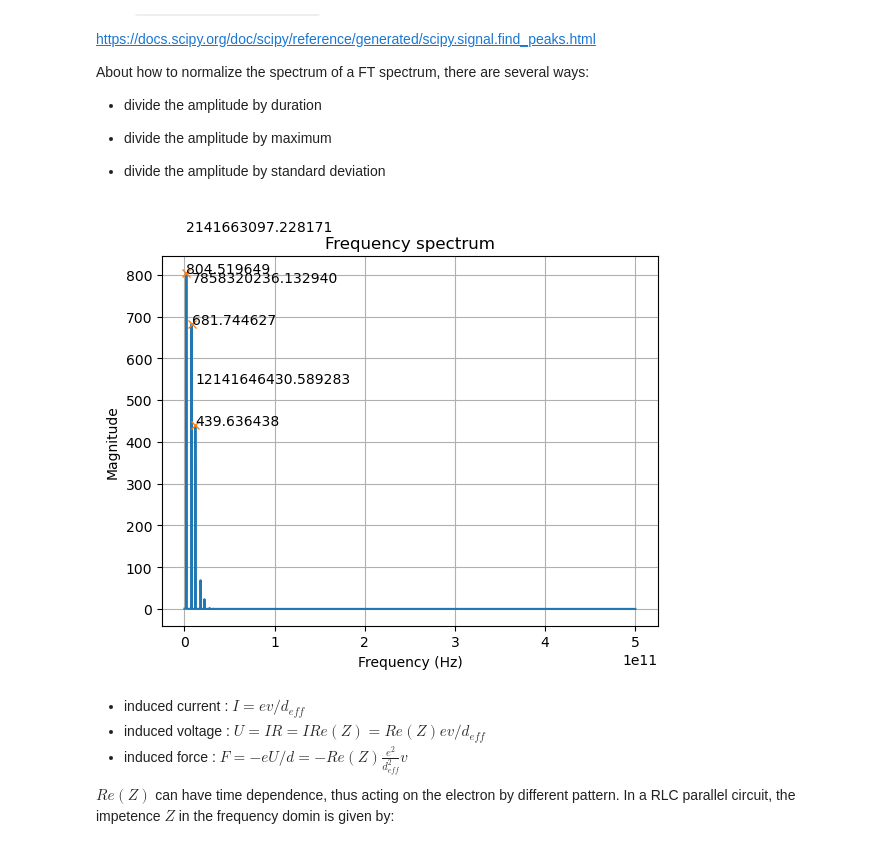
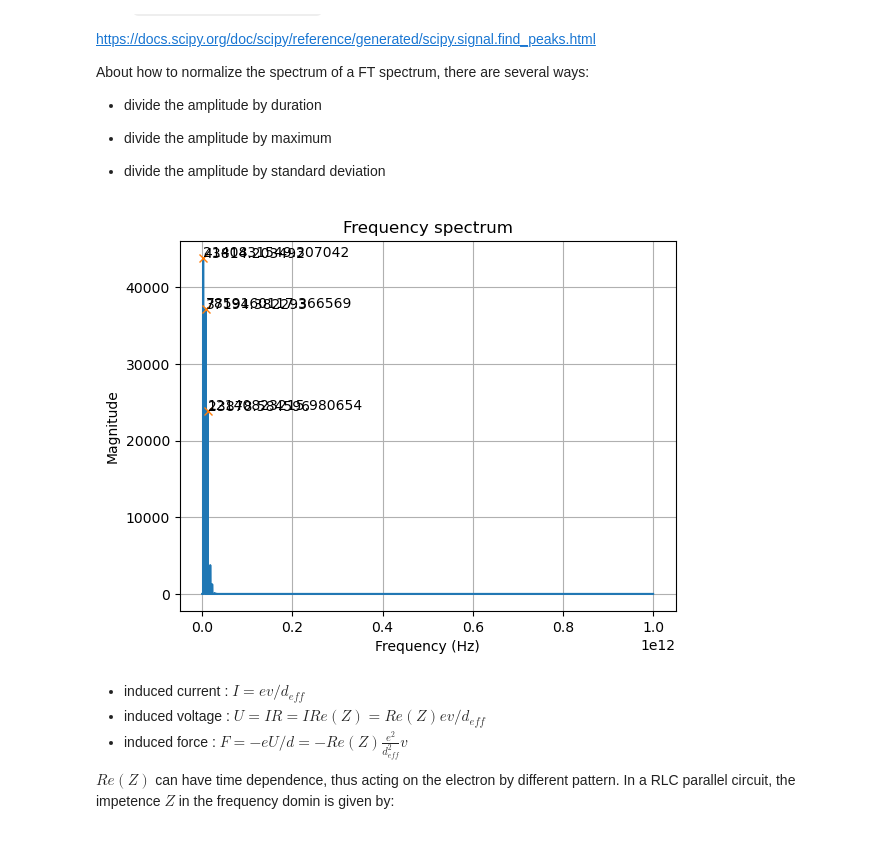
Before and after one commit to yuqian15/electron_micromotion_cooling, a Jupyter notebook: Electron-QIP.ipynb, the cells around one changed output. Cells and saved outputs as stored; diff of their text form; code cells hidden in the pictures.

```diff
--- a/Electron-QIP.ipynb
+++ b/Electron-QIP.ipynb
@@ -40,7 +40,7 @@ VoverU = 160
 r0 = 0.01 # 0.01 m
 
 # Here are the tank circuit
-Rp = 1e9
+Rp = 1e7
 Q = 2000
 #fres = 1000e7 convlution
 fres = 1213333e7
@@ -51,7 +51,7 @@ Temperature = 0.4 # Temperature for the tank circuit, given by article
 # Define the spatial step size and the time step size
 
 dt = 1e-12 # time step size
-T = 0.6e-6 # total time
+T = 1.2e-6 # total time
 N = round(T/dt)
 
 t_eval = np.linspace(0, T, N + 1)
@@ -61,11 +61,10 @@ t_segment = T / N_segment
 
 # Motion initialization
 
-x0, y0, z0, vx0, vy0, vz0 = 0.1e-6, 0.1e-6, 0.1e-6, 0., 0., 0.
+x0, y0, z0, vx0, vy0, vz0 = 5e-6, 5e-6, 5e-6, 0., 0., 0.
 Vec0 = x0, y0, z0, vx0, vy0, vz0
 
 # Iteration Steps
 iteration_steps = 3
 
 progress_bar = tqdm(total=T, desc='Simulated time (s)', position=0, leave=True)
-print(N)
@@ -149,7 +146,8 @@ Previously, I used Eular method for intergrating, but the total energy is not co
 - Scipy for RK45: scipy.integrate.solve_ivp https://docs.scipy.org/doc/scipy/reference/generated/scipy.integrate.solve_ivp.html
 # %%
 # Using RK45 to solve the ODE
-Amplifier_Num_init = 8
+#Amplifier_Num_init = 8
+Amplifier_Num_init = 16
 t_eval_init = np.linspace(0, T, Amplifier_Num_init * (N + 1))
 solution = solve_ivp(fun=lambda t, Vec: DevMotion_init(t, Vec),
                      t_span = (0, T + 0.01 * T),
@@ -157,8 +155,8 @@ solution = solve_ivp(fun=lambda t, Vec: DevMotion_init(t, Vec),
                      t_eval = t_eval_init,
                      first_step = dt,
                      max_step = dt ,
+                     atol = 1e10,
                      rtol = 1e10,
-                     atol = 1e10,
                      method = 'RK45')
 t_init = solution.t
 VecResult_init = solution.y
@@ -169,17 +167,7 @@ progress_bar.close()
 
 # Calculate the average of the velocity in the first micromotion peroid
 Tradical = 2 * np.pi / wradical
-Nsec = 20 * round(Tradical / dt)
-'''
-vx_init_Ampl = sum(abs(vx_init[: Nsec])) / Nsec
-vy_init_Ampl = sum(abs(vy_init[: Nsec])) / Nsec
-vz_init_Ampl = sum(abs(vz_init[: Nsec])) / Nsec
+Nsec = 5
 
-vx_init_Ampl = max(abs(vx_init[: Nsec]))
-vy_init_Ampl = max(abs(vy_init[: Nsec]))
-vz_init_Ampl = max(abs(vz_init[: Nsec]))
-
-vx_Nsec = list(vx_init[: Nsec])
-vy_Nsec = list(vy_init[: Nsec])
-vz_Nsec = list(vz_init[: Nsec])
-'''
+DampingFactor_Compare_list = [0] * Nsec
+Temp_Compare_list = [0] * Nsec
@@ -240,43 +226,41 @@ ttf = tf[:len(vx_init)//2]
 ttf = ttf[Front:Front + (ttf.size//Cutoff)]
 
 # Get normalized magnitude of specturm
-N_vf = 2.0/(Amplifier_Num_init * (N + 1)) * np.abs(vf[0:N//2])
+N_vf = 2.0/(Amplifier_Num_init * (N + 1)) * np.abs(vf[0:len(vx_init)//2])
 
-if len(ttf) < len(N_vf):
-    ttf = np.append(tf, [0])
 
 # use find_peaks to get all the peaks
 peaks, _ = find_peaks(N_vf, height=0)
 
 
 # we only need the three largest peaks, therefore we find a border and find peaks again
 temp = N_vf[peaks]
 temp.sort()
 temp = temp[::-1]
 border = ( temp[2] + temp[3])/2
 
 peaks, heights = find_peaks(N_vf, height= border)
 
 #print("The location of the three largest peaks is {}, {}, {} Hz".format(tf[peaks[0]], tf[peaks[1]], tf[peaks[2]]))
 
 # Plot the result
 plt.plot(ttf, N_vf)
 plt.plot(ttf[peaks], N_vf[peaks], "x")
 
 for i in range(0,3):
     plt.text(ttf[peaks[i]], N_vf[peaks[i]], "%f" % N_vf[peaks[i]])
     plt.text(ttf[peaks[i]], N_vf[peaks[i]] + 100, "%f" % ttf[peaks[i]])
 
 # Regenerate the resonator's frequency by the third peak position
-fres = ttf[peaks[2]]
+fres = ttf[peaks[0]]
 
 plt.xlabel('Frequency (Hz)')
 plt.ylabel('Magnitude')
 plt.title('Frequency spectrum')
 plt.grid()
 plt.show()
 # %% [output]
-[figure, old version]
+[figure, new version]
 # %% [markdown]
 - induced current : $I = ev/d_{eff}$
 - induced voltage : $U = IR = I Re(Z) = Re(Z) ev/d_{eff}$
```
Also changed, not shown: parts of 12 cells of this notebook.
